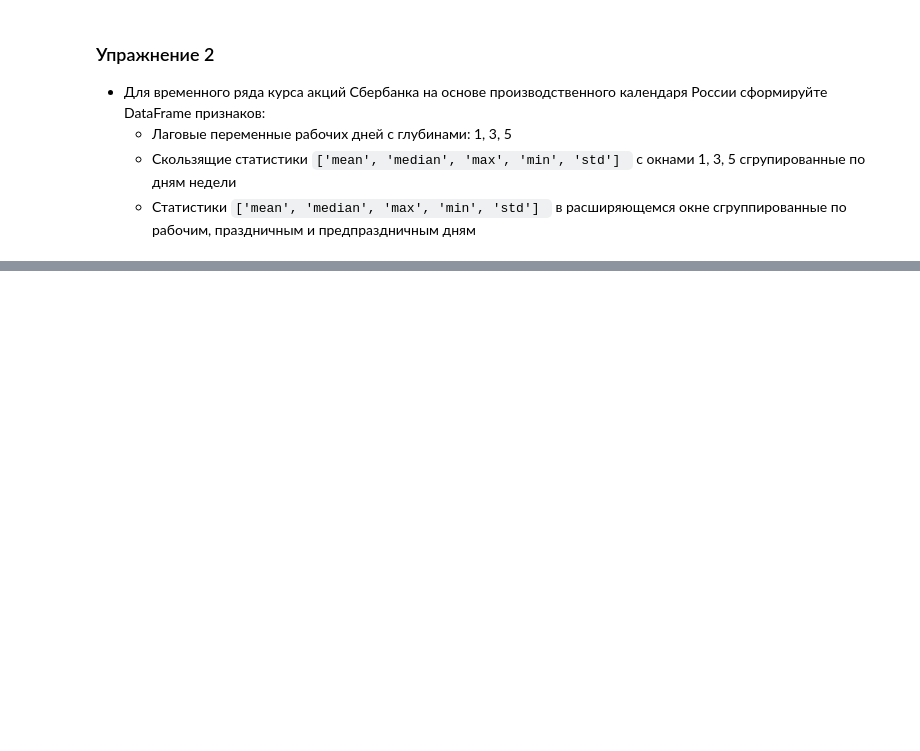
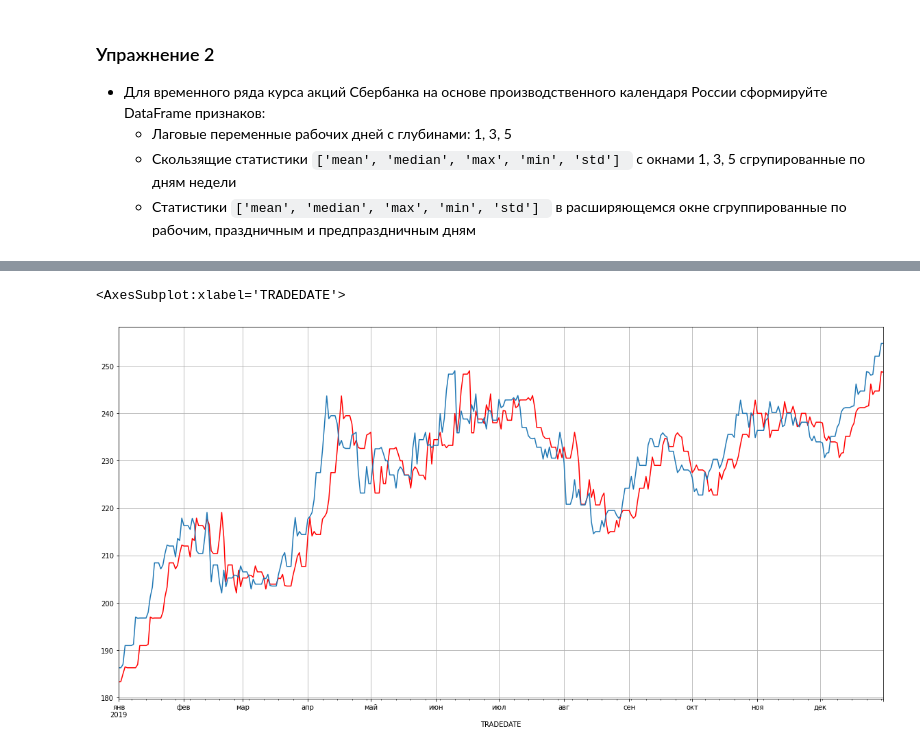
Before and after one commit to w3dip/sberbank-python-data-task4, a Jupyter notebook: task4.ipynb, the cells around one changed output, grey strips where cells are left out. Saved outputs shown, nothing was run; the diff lists cells and outputs as text; code cells hidden in the pictures; blank space fills up the shorter version.

```diff
--- a/task4.ipynb
+++ b/task4.ipynb
@@ -173,0 +208,12 @@ events
+# %%
+ts = pd.DataFrame(ts)
+ts_by_day = ts.asfreq('1D').fillna(method='ffill')
+ts_by_day['weekday'] = ts_by_day.index.weekday
+groupped = ts_by_day.groupby('weekday')['CLOSE']
+# %%
+rolling_mean_window_1 = groupped.transform(lambda x: x.rolling(window=1).mean().shift(1))
+rolling_mean_window_1['2019'].plot(figsize=(20, 10), color='red')
+ts_by_day['2019']['CLOSE'].plot(grid=True)
+# %% [output]
+<AxesSubplot:xlabel='TRADEDATE'>
+[figure, added]
```
Also changed, not shown: parts of 31 cells of this notebook, 3 other files.
